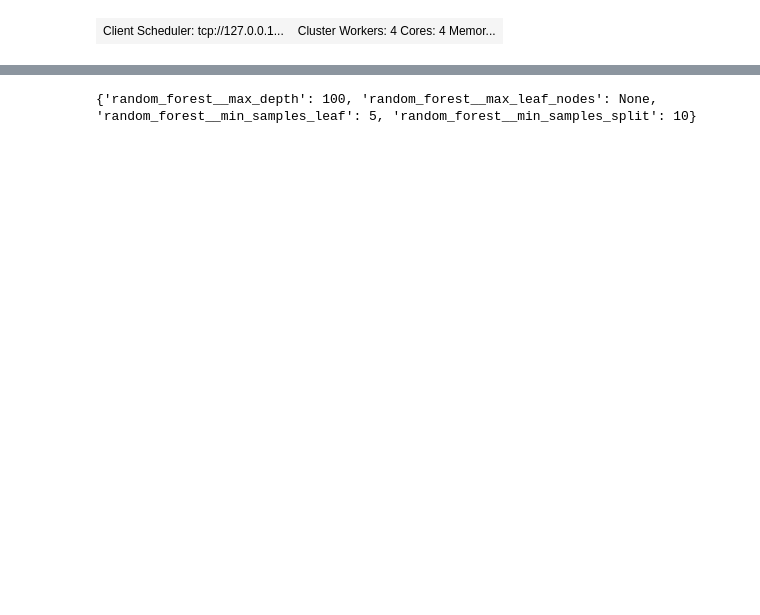
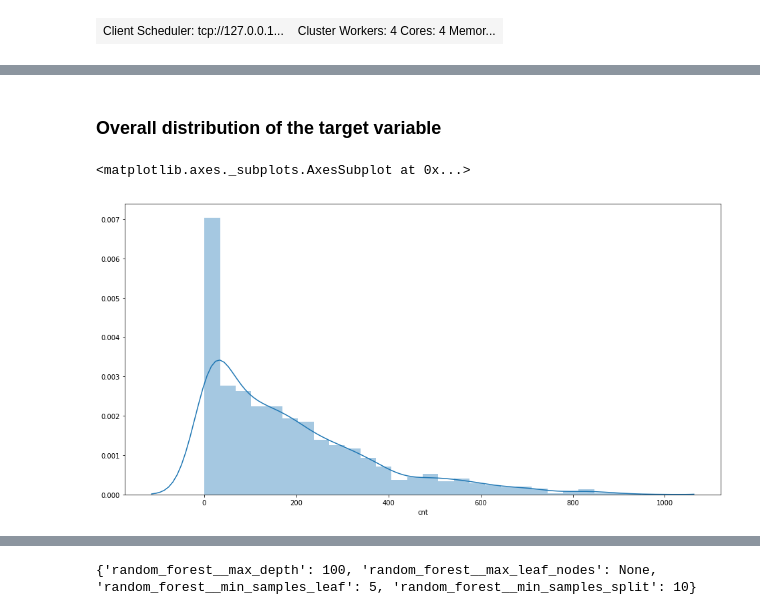
Before and after one commit to akoury/distributed_ml, a Jupyter notebook: Analysis.ipynb, the cells around one changed output, grey strips where cells are left out. Cells and saved outputs as stored; diff of their text form; code cells hidden in the pictures; blank space fills up the shorter version.

Commit message:
Added graphs, feature engineering and descriptions

```diff
--- a/Analysis.ipynb
+++ b/Analysis.ipynb
@@ -80,0 +181,10 @@ holdout = df.loc[15211:]
+# %%
+sample = df.sample(frac=0.15, replace=True, random_state=SEED)
+# %% [markdown]
+### Overall distribution of the target variable
+# %%
+plt.figure(figsize=(16, 8))
+sns.distplot(sample[TARGET])
+# %% [output]
+<matplotlib.axes._subplots.AxesSubplot at 0x...>
+[figure, added]
```
Also changed, not shown: parts of 46 cells of this notebook.
